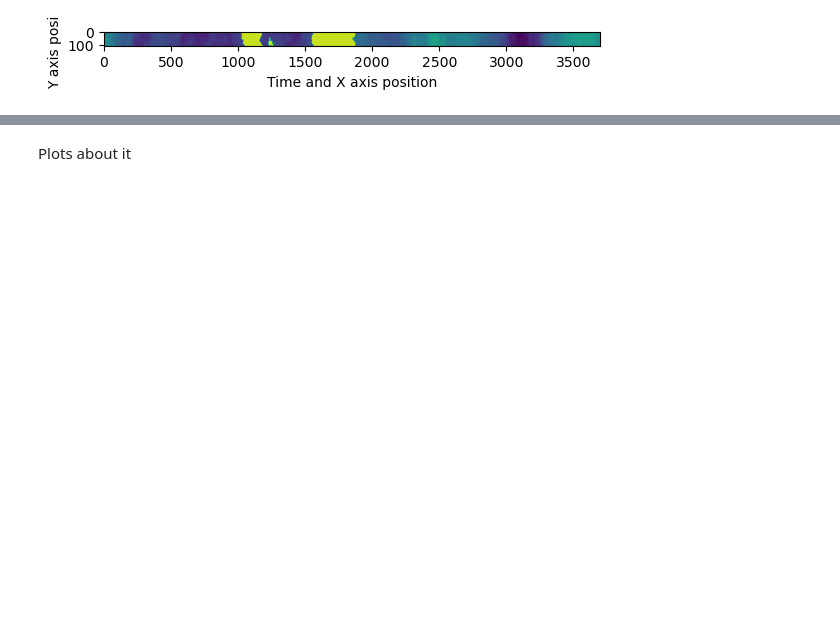
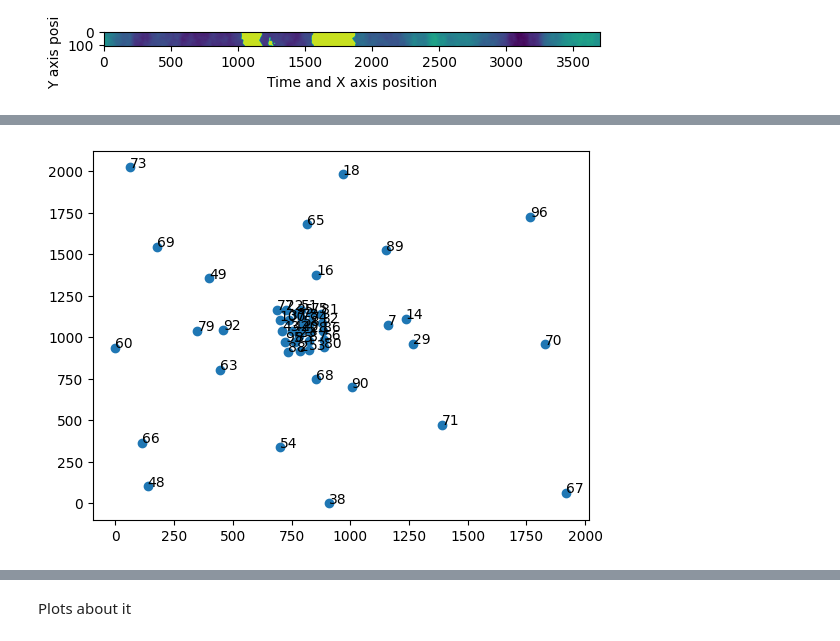
Before and after one commit to jranalli/solarspatialtools, a Jupyter notebook: demos/synthetic_clouds_demo.ipynb, the cells around one changed output, grey strips where cells are left out. Drawn from its saved outputs; the diff is of its cells as text; code cells hidden in the pictures; blank space fills up the shorter version.

```diff
--- a/demos/synthetic_clouds_demo.ipynb
+++ b/demos/synthetic_clouds_demo.ipynb
@@ -137,0 +163,9 @@ Internal methodology of the cloud field generation
+# %%
+# plot and label all the positions of the sensors in pos_utm
+fig, ax = plt.subplots()
+ax.scatter(pos_utm_rot['X'], pos_utm_rot['Y'])
+for i, txt in enumerate(pos_utm_rot.index):
+    ax.annotate(txt, (pos_utm_rot['X'][txt], pos_utm_rot['Y'][txt]))
+plt.show()
+# %% [output]
+[figure, added]
```
Also changed, not shown: parts of 16 cells of this notebook, 2 other files.
